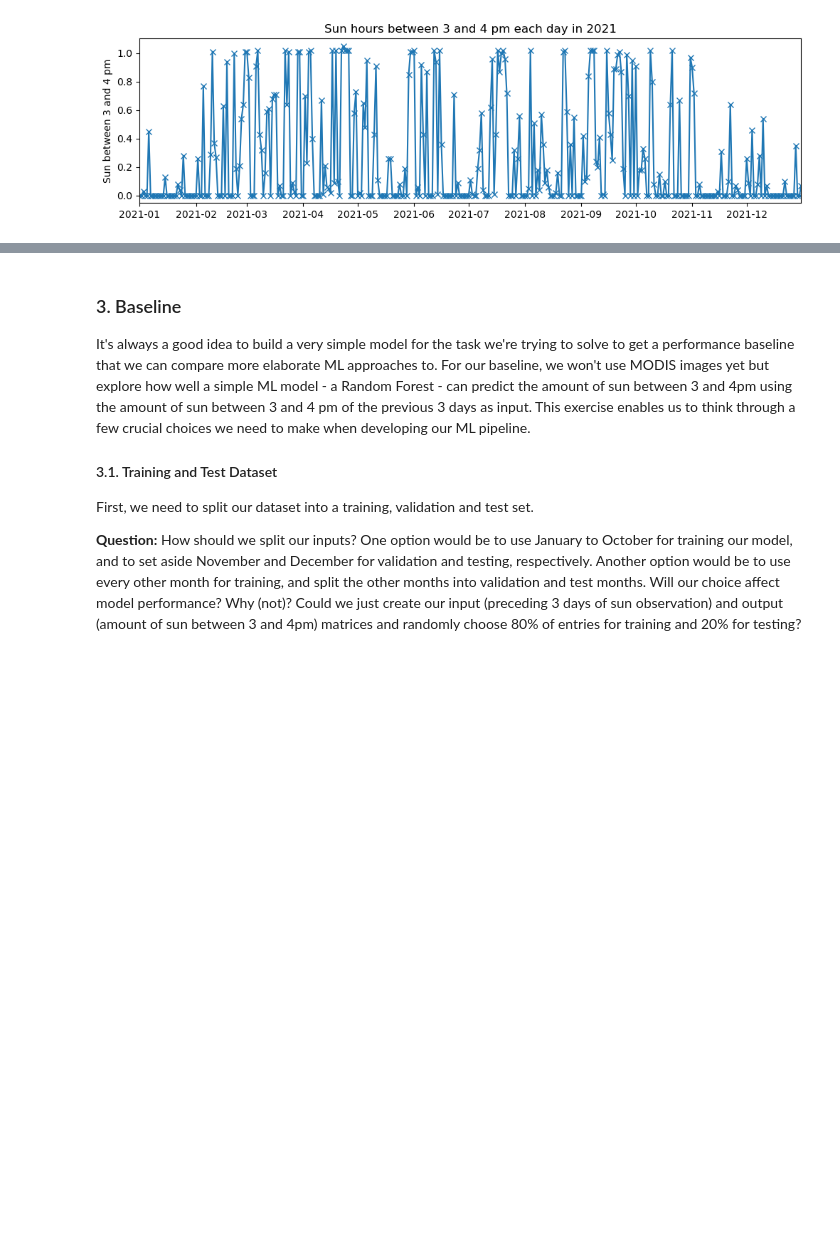
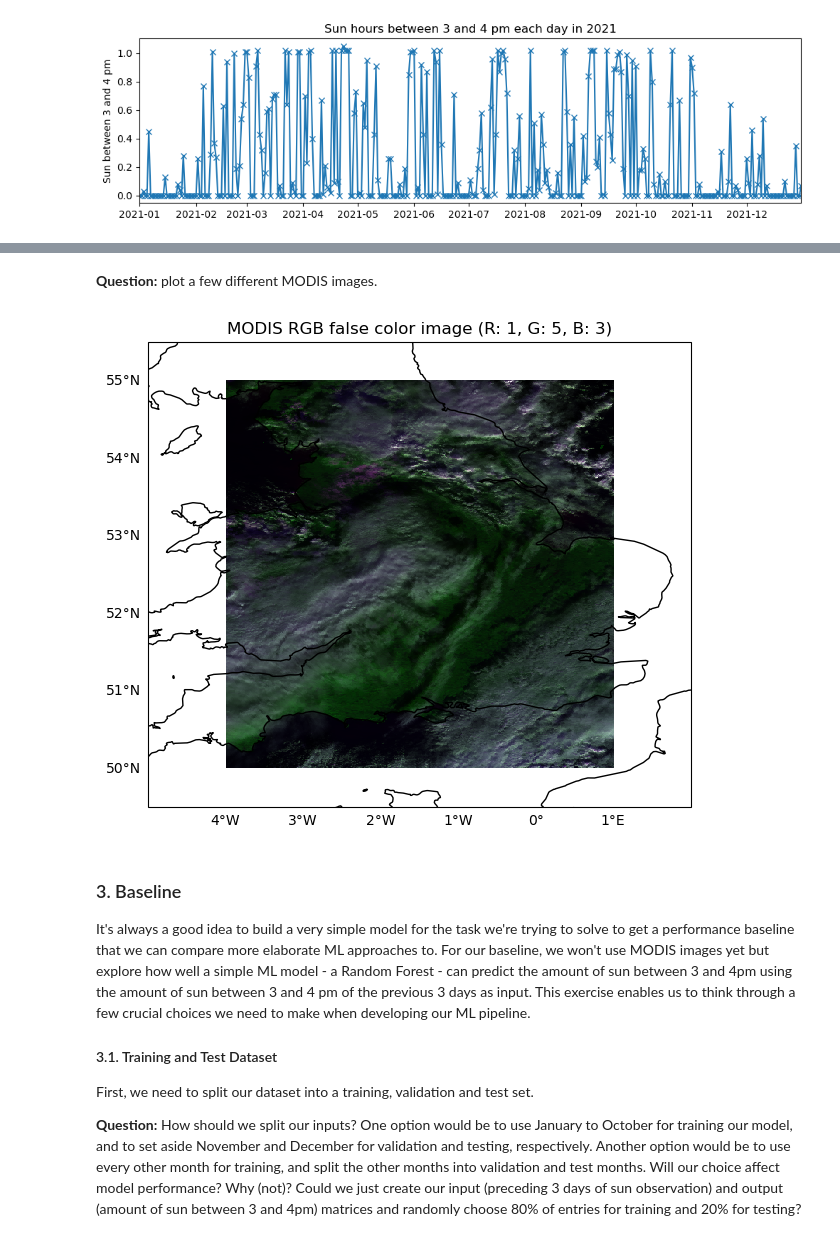
Before and after one commit to lillif/IECDT_EarthObservation, a Jupyter notebook: challenges/1-sunny-oxford/sun-prediction.ipynb, the cells around one changed output, grey strips where cells are left out. Cells and saved outputs as stored; diff of their text form; code cells hidden in the pictures; blank space fills up the shorter version.

```diff
--- a/challenges/1-sunny-oxford/sun-prediction.ipynb
+++ b/challenges/1-sunny-oxford/sun-prediction.ipynb
@@ -126,3 +163,36 @@ plt.show()
+# %% [markdown]
+**Question:** plot a few different MODIS images.
+# %%
+import numpy as np
+
+def normalize(band):
+    return (band - band.min()) / (band.max() - band.min())
+
+sample_ds = xr.load_dataset(f'{MODIS_PATH}01/netcdf/MOD021KM.A2021002.1120.061.2021002190459_oxford_remap.nc')
+
+rgb_bands = ['1', '5', '3']
+
+rgb = [sample_ds[var] for var in rgb_bands]
+rgb = [da.fillna(np.nanmean(da)) for da in rgb]
+rgb = [normalize(da) for da in rgb]
+rgb = xr.concat(rgb, dim='band').transpose('y', 'x', 'band')
+
+projection = ccrs.PlateCarree()
+
+# plot the RGB false color image
+fig, ax = plt.subplots(figsize=(7, 7), subplot_kw={'projection': projection})
+rgb.plot.imshow(ax=ax)
+ax.coastlines()
+ax.set_extent([-5, 2, 49.5, 55.5], crs=projection)
+
+gl = ax.gridlines(draw_labels=True, dms=True, x_inline=False, y_inline=False, alpha=0)
+gl.top_labels = False
+gl.right_labels = False
+
+ax.set_title(f"MODIS RGB false color image (R: {rgb_bands[0]}, G: {rgb_bands[1]}, B: {rgb_bands[2]})")
+plt.show()
+# %% [output]
+[figure, added]
 # %% [markdown]
 ### 3. Baseline
 It's always a good idea to build a very simple model for the task we're trying to solve to get a performance baseline that we can compare more elaborate ML approaches to. For our baseline, we won't use MODIS images yet but explore how well a simple ML model - a Random Forest - can predict the amount of sun between 3 and 4pm using the amount of sun between 3 and 4 pm of the previous 3 days as input. This exercise enables us to think through a few crucial choices we need to make when developing our ML pipeline.
```
Also changed, not shown: parts of 19 cells of this notebook, 1 other file.
